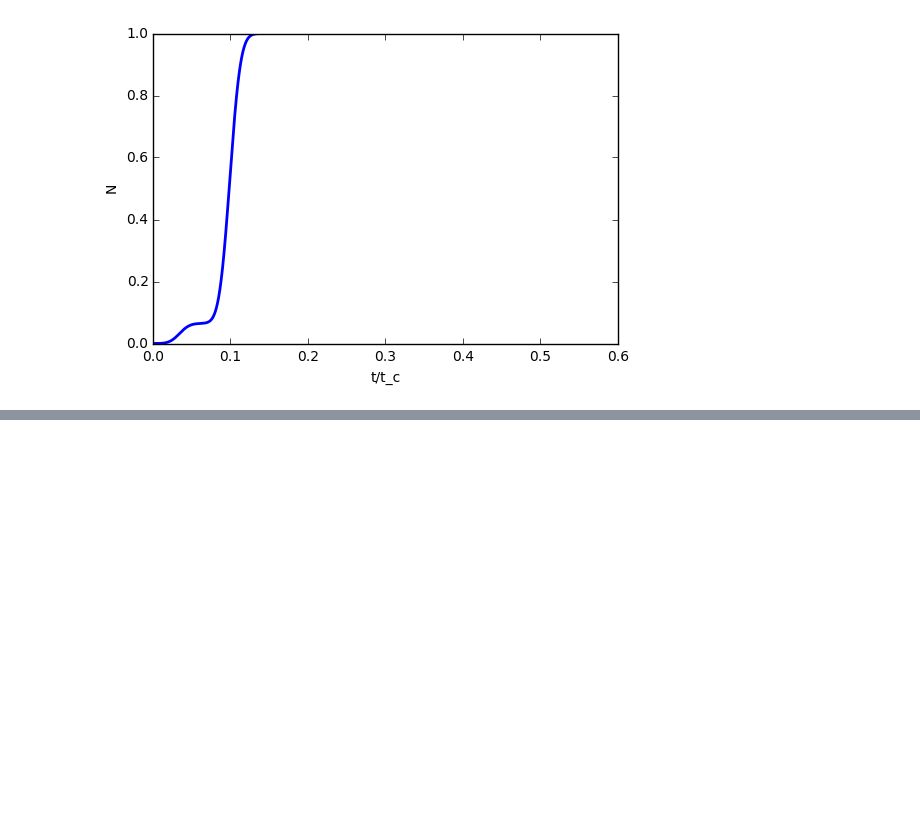
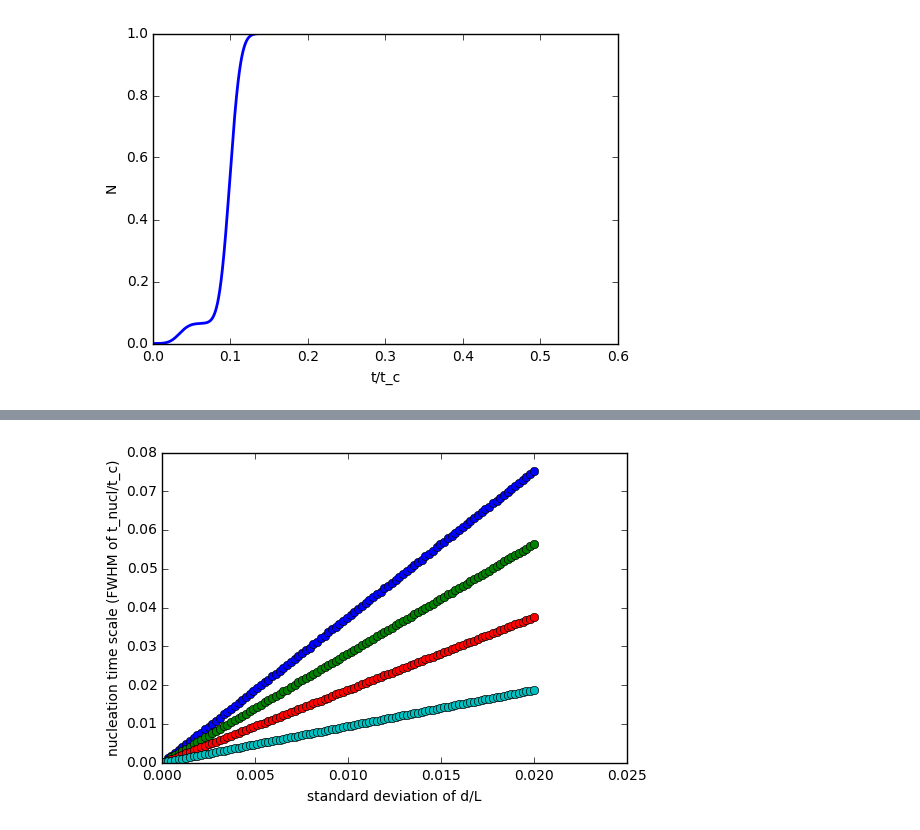
Before and after one commit to altafang/nanowire-analysis, a Jupyter notebook: calc_nucleation_time_distr.ipynb, the cells around one changed output, grey strips where cells are left out. Cells and saved outputs as stored; diff of their text form; code cells hidden in the pictures; blank space fills up the shorter version.

Commit message:
Adding analysis of general normal distributions of lengths

```diff
--- a/calc_nucleation_time_distr.ipynb
+++ b/calc_nucleation_time_distr.ipynb
@@ -74,10 +83,8 @@ print "FWHM of y =", fwhm_y
 FWHM of y = 0.0170447044704
 # %%
 # Calculate appropriate t_eval/t_c -- when probability density of nanowire > threshhold
-threshhold = 1.e-2 # Tunable parameter
-whereabovethresh = numpy.where(f_Y_vals >= threshhold)[0][-1]
-# Calculate corresponding time
-t_eval = t_of_d(ys[whereabovethresh])
+threshold = 1.e-2 # Tunable parameter
+t_eval = calc_t_eval(ys, f_Y_vals, threshold=threshold)
 print "t_eval/t_c = ", t_eval
 xs = ginv(ys, t_eval)[::-1] # put xs in increasing order
 
@@ -114,0 +125,35 @@ numpy.savetxt("N_vs_t.txt", numpy.column_stack((xs, N_of_t)))
+# %%
+def nucleation_timescales(mus, sigmas):
+    """Calculate FWHM of nucleation time distributions for normal distributions
+    of nanowire lengths with each combination of the input mu and sigma values."""
+    ys = numpy.linspace(0.01, 0.99, 10000)
+    timescales = numpy.zeros((len(mus), len(sigmas)))
+
+    for i, mu in enumerate(mus):
+        for j, sigma in enumerate(sigmas):
+            # Calculate the backed-out f(x)
+            f_Y_vals = f_normal(ys, mu, sigma)
+            t_eval = calc_t_eval(ys, f_Y_vals)
+            xs = ginv(ys, t_eval)[::-1] # put xs in increasing order
+            f_X_vals = f_X(xs, f_normal, t_eval, mu, sigma)
+
+            # Extract the full width half max of the larger peak
+            fwhm = calc_FWHM(xs, f_X_vals)
+            timescales[i][j] = fwhm
+    return timescales
+# %%
+# Consider select mu values over a range of sigma values
+mus_select = numpy.array([0.2, 0.4, 0.6, 0.8]) # mean of nanowire length peak
+sigmas_all = numpy.linspace(1.e-4, 2.e-2, 100) # width of nanowire length peak
+
+timescales_select_mu = nucleation_timescales(mus_select, sigmas_all)
+for i, mu in enumerate(mus_select):
+    # Save for gnuplot
+    numpy.savetxt("nucleation_vs_sigma_mu%.1f.txt" % mu,
+                  numpy.column_stack((sigmas_all, timescales_select_mu[i,:])))
+    pyplot.plot(sigmas_all, timescales_select_mu[i,:], '-o')
+pyplot.xlabel("standard deviation of d/L")
+pyplot.ylabel("nucleation time scale (FWHM of t_nucl/t_c)")
+pyplot.show()
+# %% [output]
+[figure, added]
```
Also changed, not shown: parts of 4 cells of this notebook.
